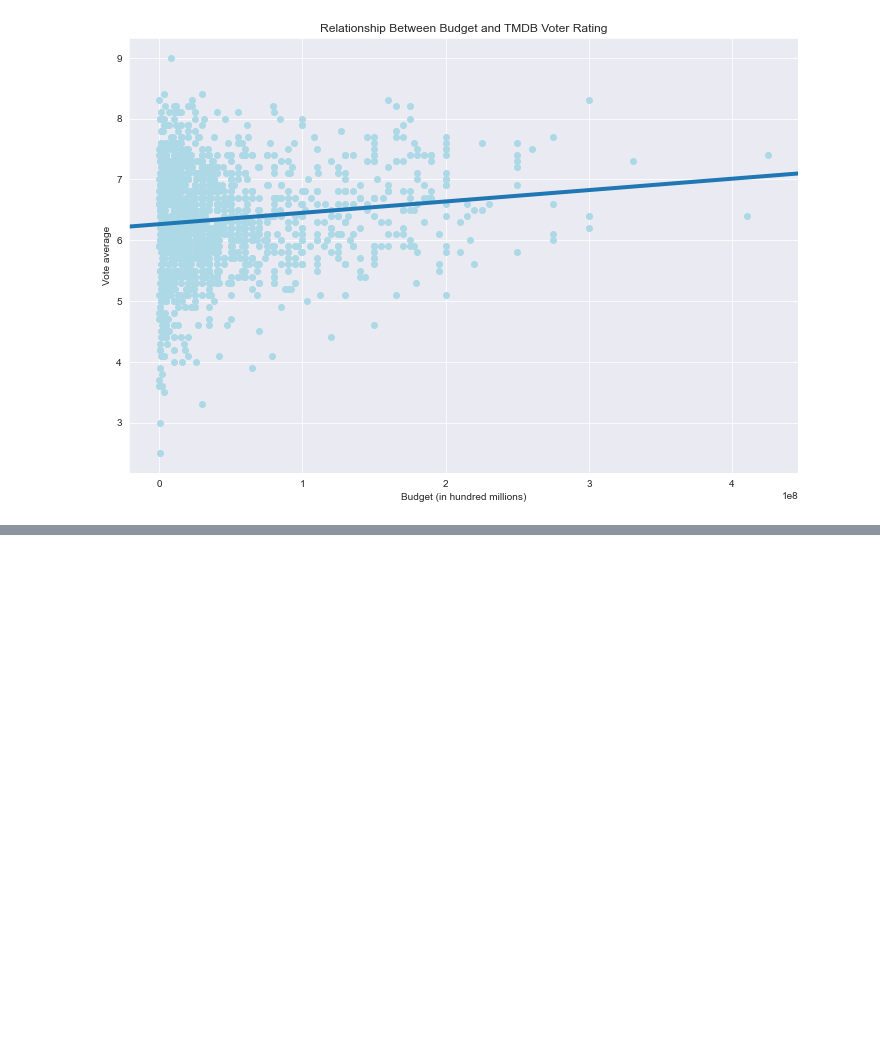
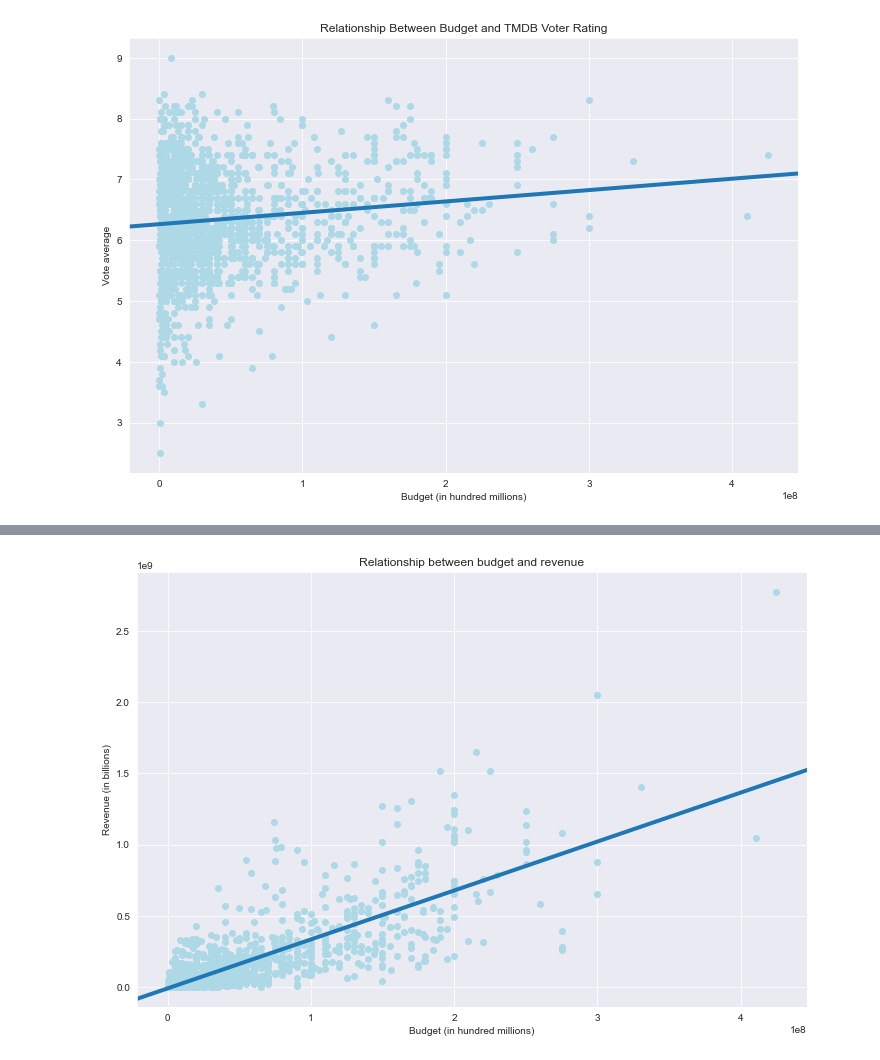
Before and after one commit to xuqc01/Movie-Data-Analysis, a Jupyter notebook: movie-data-analysis.ipynb, the cells around one changed output, grey strips where cells are left out. Cells and saved outputs as stored; diff of their text form; code cells hidden in the pictures; blank space fills up the shorter version.

```diff
--- a/movie-data-analysis.ipynb
+++ b/movie-data-analysis.ipynb
@@ -104,3 +104,9 @@ ax.set_title('Relationship Between Budget and TMDB Voter Rating')
 sm.graphics.abline_plot(model_results=results, ax=ax, linewidth=4);
 # %% [output]
 [figure]
+# %%
+budget = tmdb_n_budgets['budget']
+revenue = tmdb_n_budgets['revenue']
+model=sm.OLS(revenue, sm.add_constant(budget))
+results=model.fit()
+results.summary()
@@ -106,0 +135,9 @@ sm.graphics.abline_plot(model_results=results, ax=ax, linewidth=4);
+# %%
+fig, ax = plt.subplots(figsize=(12,8))
+ax.scatter(budget, revenue, color='lightblue')
+ax.set_xlabel('Budget (in hundred millions)')
+ax.set_ylabel('Revenue (in billions)')
+ax.set_title('Relationship between budget and revenue')
+sm.graphics.abline_plot(model_results=results, ax=ax, linewidth=4);
+# %% [output]
+[figure, added]
```
Also changed, not shown: parts of 20 cells of this notebook.
